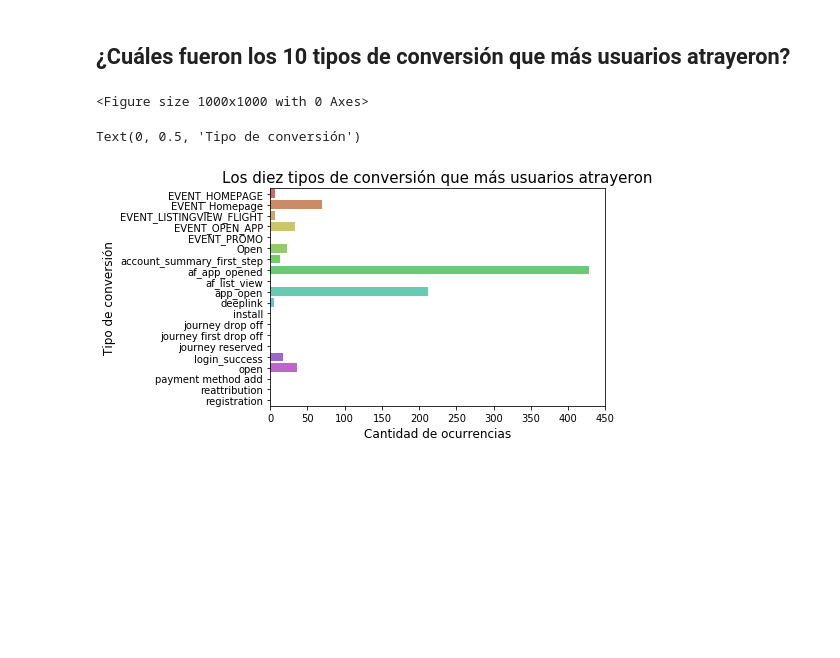
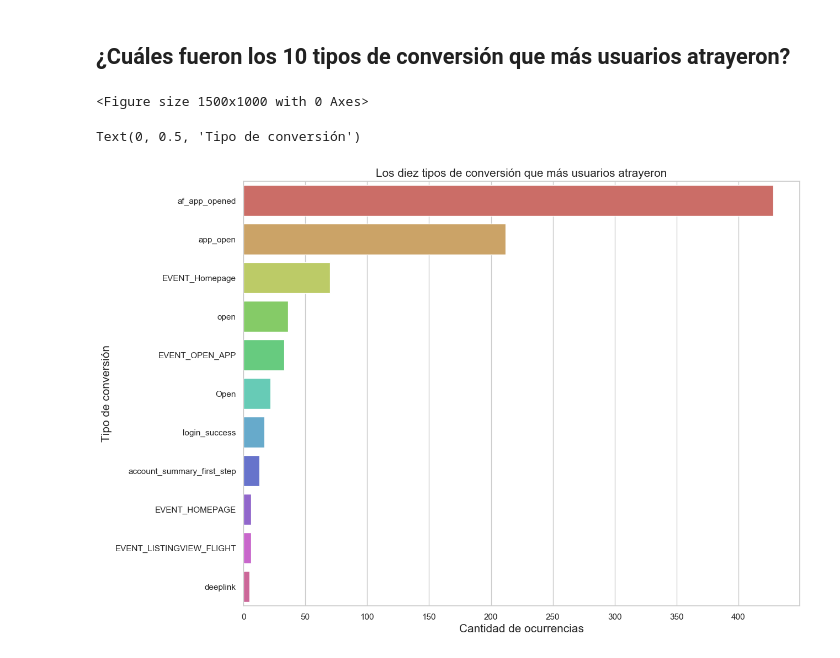
Before and after one commit to AlejandroKler/Datanesa, a Jupyter notebook: Analisis_usuarios_conversores.ipynb, the cells around one changed output. Drawn from its saved outputs; the diff is of its cells as text; code cells hidden in the pictures; blank space fills up the shorter version.

```diff
--- a/Analisis_usuarios_conversores.ipynb
+++ b/Analisis_usuarios_conversores.ipynb
@@ -6,3 +3,16 @@ import numpy as np
+# %%
+import pandas as pd
+import numpy as np
+import seaborn as sns
+
+import matplotlib.pyplot as plt
+
+%matplotlib inline
+
+plt.style.use('default')
+plt.rcParams['figure.figsize'] = (13, 10)
+
+sns.set(style="whitegrid")
 # %%
 events_dtypes = {'event_id': 'category', 'ref_type': 'category', 'application_id': 'category',
                   'device_countrycode': 'category', 'device_os_version': 'category',
@@ -81,22 +85,22 @@ Name: attributed, dtype: int64
 # %%
 installs['cant'] = 1
 kinds_group = installs.groupby('kind').agg({'cant':'count'})
-# %%
-import seaborn as sns
-from matplotlib import pyplot as plt
-
-plt.figure(figsize=(10,10))
-# %% [output]
-<Figure size 1000x1000 with 0 Axes>
 # %%
 kinds_group_ordered = kinds_group.sort_values(by = 'cant', ascending = False).reset_index().loc[:10]
+# %%
+import seaborn as sns
+from matplotlib import pyplot as plt
+
+plt.figure(figsize=(15,10))
+# %% [output]
+<Figure size 1500x1000 with 0 Axes>
+# %%
+kinds_group_ordered['kind'] = kinds_group_ordered['kind'].astype(str)
 # %%
 plot = sns.barplot(x= kinds_group_ordered['cant'], y = kinds_group_ordered['kind'], orient='h', palette="hls")
 plot.set_title("Los diez tipos de conversión que más usuarios atrayeron", fontsize=15)
-plot.set_xlabel("Cantidad de ocurrencias", fontsize=12)
-plot.set_ylabel("Tipo de conversión", fontsize=12)
-
-# Por qué aparecen otros tipos de instalación si esas filas no estan??!!
+plot.set_xlabel("Cantidad de ocurrencias", fontsize=15)
+plot.set_ylabel("Tipo de conversión", fontsize = 15)
 # %% [output]
 Text(0, 0.5, 'Tipo de conversión')
-[figure, old version]
+[figure, new version]
```
Also changed, not shown: parts of 4 cells of this notebook, 7 other files.
